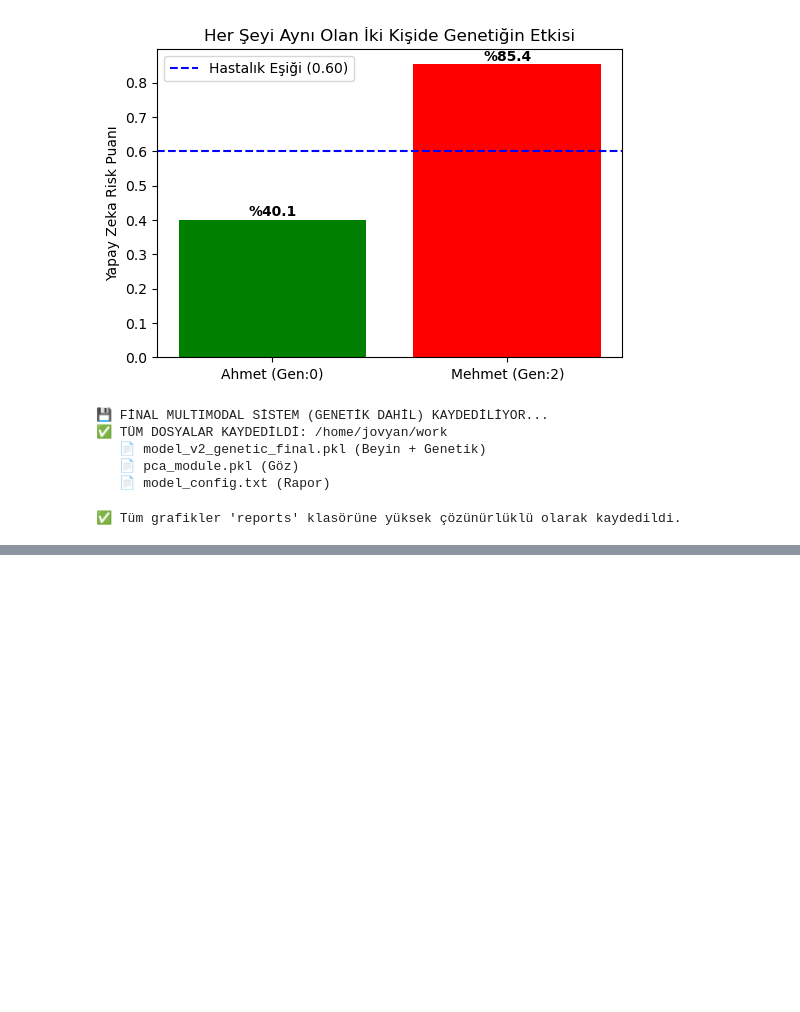
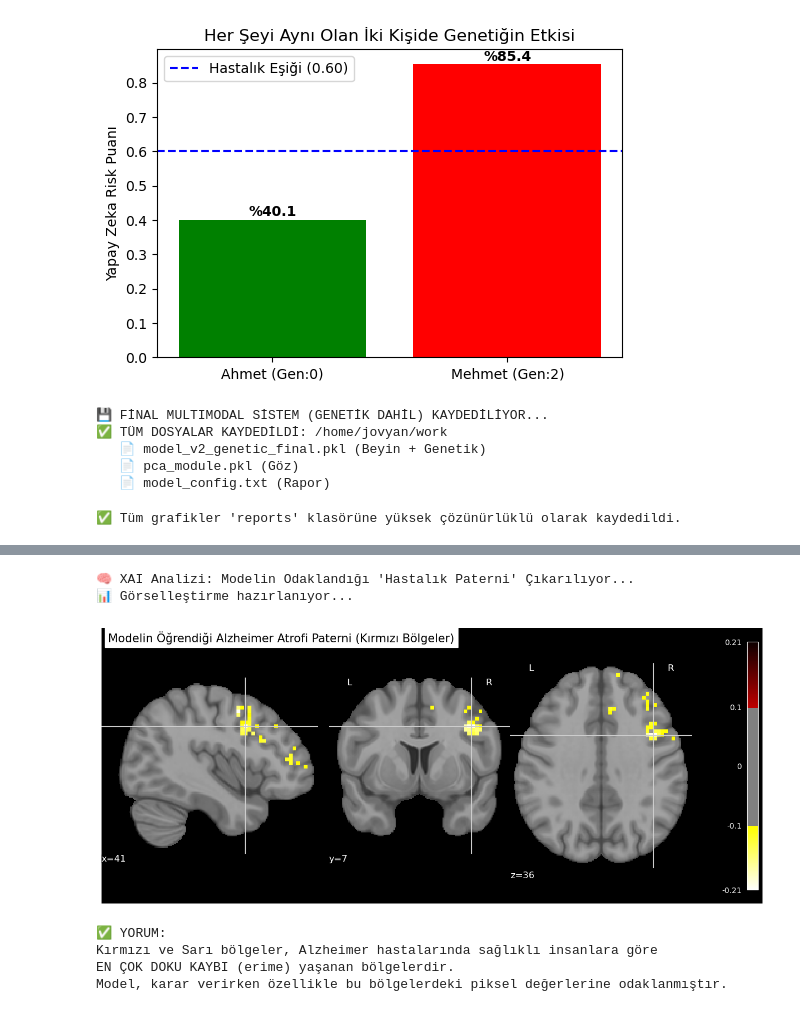
Before and after one commit to senaayy/snp-genome-lab, a Jupyter notebook: Untitled.ipynb, the cells around one changed output, grey strips where cells are left out. Cells and saved outputs as stored; diff of their text form; code cells hidden in the pictures; blank space fills up the shorter version.

```diff
--- a/Untitled.ipynb
+++ b/Untitled.ipynb
@@ -2224,0 +2277,69 @@ print(f"✅ Tüm grafikler '{output_dir}' klasörüne yüksek çözünürlüklü
+# %%
+from nilearn import plotting, datasets
+import numpy as np
+import matplotlib.pyplot as plt
+
+print("🧠 XAI Analizi: Modelin Odaklandığı 'Hastalık Paterni' Çıkarılıyor...")
+
+# --- ADIM 1: Ortalama Beyinleri Hesapla ---
+# X_all_flat: İşlenmiş 150 beyin görüntüsü (Hafızada olmalı)
+# y_final: Hastalık etiketleri (0=Sağlıklı, 1=Hasta)
+
+# Sağlıklı ve Hasta indekslerini bul
+healthy_idx = np.where(y_final == 0)[0]
+sick_idx = np.where(y_final == 1)[0]
+
+# Ortalama görüntüleri hesapla (Voksel bazında)
+avg_healthy_brain = np.mean(X_all_flat[healthy_idx], axis=0)
+avg_sick_brain = np.mean(X_all_flat[sick_idx], axis=0)
+
+# --- ADIM 2: Fark Haritasını (Atrofi) Çıkar ---
+# Sağlıklı - Hasta = Pozitif çıkan yerler, hastanın doku kaybettiği yerlerdir.
+difference_map_1d = avg_healthy_brain - avg_sick_brain
+
+# 1D vektörü tekrar 3D beyin şekline sok (48x60x48)
+# Not: İlk başta işlem yaparken kullandığımız target_shape bu idi.
+difference_map_3d = difference_map_1d.reshape((48, 60, 48))
+
+# --- ADIM 3: Görselleştirme için NIfTI Formatına Çevir ---
+# Görüntüyü gerçek beyin koordinatlarına oturtmak için bir referans (affine) lazım.
+# OASIS verisinden örnek bir affine matrisi alıyoruz.
+oasis_sample = datasets.fetch_oasis_vbm(n_subjects=1, verbose=0)
+sample_img = resample_img(oasis_sample.gray_matter_maps[0], target_affine=np.diag([3, 3, 3, 1]), target_shape=(48, 60, 48))
+affine_matrix = sample_img.affine
+
+# 3D NumPy dizisini Nifti görüntüsüne çevir
+from nibabel import Nifti1Image
+stat_img = Nifti1Image(difference_map_3d, affine_matrix)
+
+# --- ADIM 4: Profesyonel Çizim (Hotspot Haritası) ---
+# Arka plana standart bir beyin şablonu (MNI152) koyalım ki neresi olduğu anlaşılsın.
+bg_img = datasets.load_mni152_template()
+
+print("📊 Görselleştirme hazırlanıyor...")
+fig = plt.figure(figsize=(12, 5))
+plotting.plot_stat_map(
+    stat_img,
+    bg_img=bg_img,
+    threshold=0.1,  # Sadece belirgin farkları göster (Gürültüyü gizle)
+    display_mode='ortho', # 3 farklı açıdan göster (Yatay, Dikey, Yan)
+    cut_coords=None,      # Otomatik en ilginç yeri bul
+    cmap='hot_r',         # Sıcak renkler (Kırmızı/Sarı = Yüksek Atrofi)
+    title="Modelin Öğrendiği Alzheimer Atrofi Paterni (Kırmızı Bölgeler)",
+    figure=fig
+)
+plt.savefig('reports/model_attention_map.png', dpi=300)
+plt.show()
+
+print("\n✅ YORUM:")
+print("Kırmızı ve Sarı bölgeler, Alzheimer hastalarında sağlıklı insanlara göre")
+print("EN ÇOK DOKU KAYBI (erime) yaşanan bölgelerdir.")
+print("Model, karar verirken özellikle bu bölgelerdeki piksel değerlerine odaklanmıştır.")
+# %% [output]
+🧠 XAI Analizi: Modelin Odaklandığı 'Hastalık Paterni' Çıkarılıyor...
+📊 Görselleştirme hazırlanıyor...
+[figure, added]
+✅ YORUM:
+Kırmızı ve Sarı bölgeler, Alzheimer hastalarında sağlıklı insanlara göre
+EN ÇOK DOKU KAYBI (erime) yaşanan bölgelerdir.
+Model, karar verirken özellikle bu bölgelerdeki piksel değerlerine odaklanmıştır.
```
Also changed, not shown: parts of 4 cells of this notebook, 5 other files.
